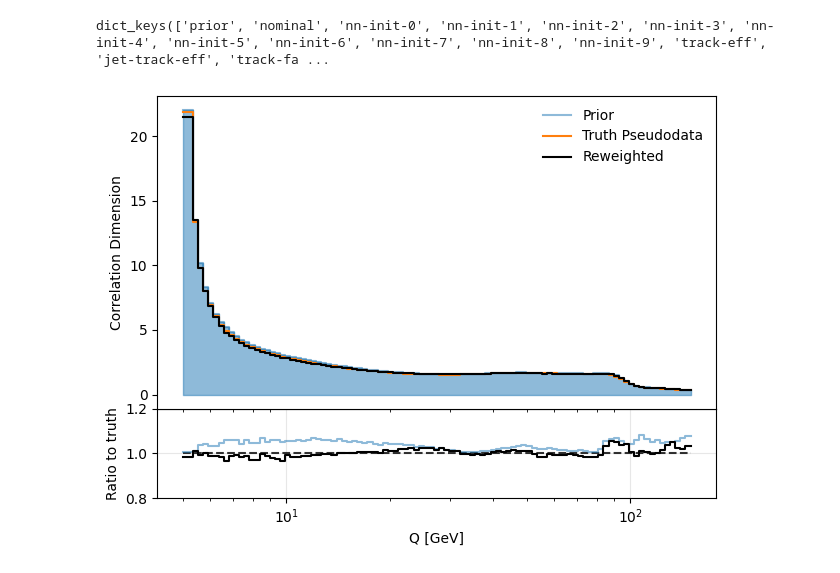
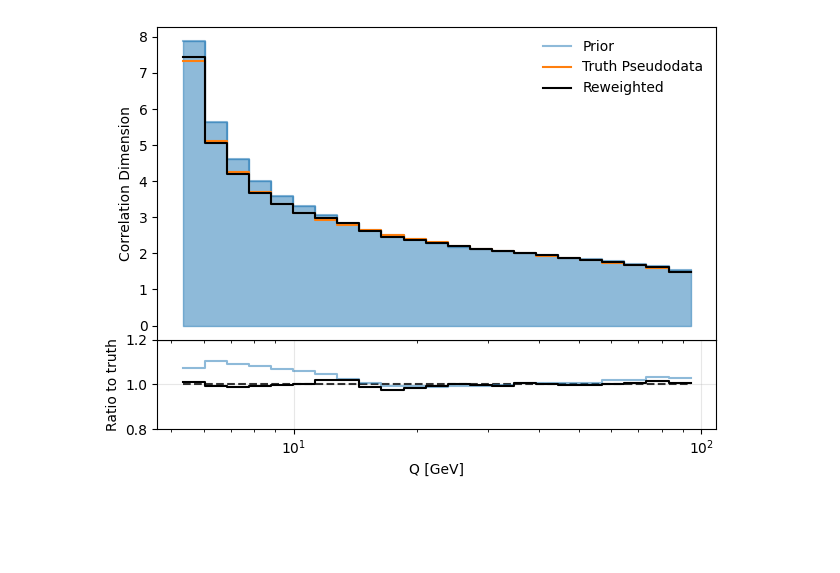
Before and after one commit to kgreif24/zjets_omnifold, a Jupyter notebook: analyze/calc_correlation_dimension.ipynb, the cells around one changed output. Cells and saved outputs as stored; diff of their text form; code cells hidden in the pictures; blank space fills up the shorter version.

```diff
--- a/analyze/calc_correlation_dimension.ipynb
+++ b/analyze/calc_correlation_dimension.ipynb
@@ -150,6 +132,6 @@ utils.calculate_emds_from_file(
 )
 # %%
 # Load the weights from Omnifold and ROOT files
-of = np.load("../weight_storage/zjets-v4/pd-weights.npz")
+of_pseudodata = np.load("../weight_storage/zjets-v4/pd-weights.npz")
 # %%
 # Create dictionary describing all of the histograms needed for the pseudodata measurement
@@ -190,7 +170,7 @@ data_weights = {
 # Build the histograms
 bins = 10 ** np.linspace(np.log10(5), np.log10(150), 100)
 nominal_hists = utils.calculate_correlation_dimension_from_file(
-    nominal_emds, nominal_weights, bins
+    nominal_emds, nominal_weights, bins, n_jobs=-1
 )
 truthpd_hists = utils.calculate_correlation_dimension_from_file(
     truthpd_emds, truthpd_weights, bins
@@ -229,24 +191,20 @@ Calculating correlation dimension for 'data-stat'...
-# %%
-print(all_hists.keys())
-# %% [output]
-dict_keys(['prior', 'nominal', 'nn-init-0', 'nn-init-1', 'nn-init-2', 'nn-init-3', 'nn-init-4', 'nn-init-5', 'nn-init-6', 'nn-init-7', 'nn-init-8', 'nn-init-9', 'track-eff', 'jet-track-eff', 'track-fa ...
 # %%
-# Write histograms to a file
-np.savez("pd_hists.npz", **{key: item[0] for key, item in all_hists.items()}, bins=all_hists["nominal"][2])
+# Pickle the histograms
+with open("./hist_storage/pd_hists_750plus.pkl", "wb") as f:
+    pickle.dump(all_hists, f)
+# %%
+# Load the histograms
+with open("./hist_storage/pd_hists_750plus_coarse.pkl", "rb") as f:
+    all_hists = pickle.load(f)
 # %%
-# Plot!
-comp = vis.compare_to_pd(
+# Plot comparison to truth pseudodata in fine bins (no uncertainties)
+comp = vis.compare_to_target(
     all_hists,
-    prior_key="prior",
-    measured_key="nominal",
-    truth_key="truthpd",
-    prior_label="Prior",
-    measured_label="Reweighted",
-    truth_label="Truth Pseudodata",
+    log_xscale=True,
     linear_yscale=True,
     ylabel="Correlation Dimension",
     xlabel="Q [GeV]",
 )
 # %% [output]
-[figure, old version]
+[figure, new version]
 # %%
```
Also changed, not shown: parts of 19 cells of this notebook, 5 other files.
